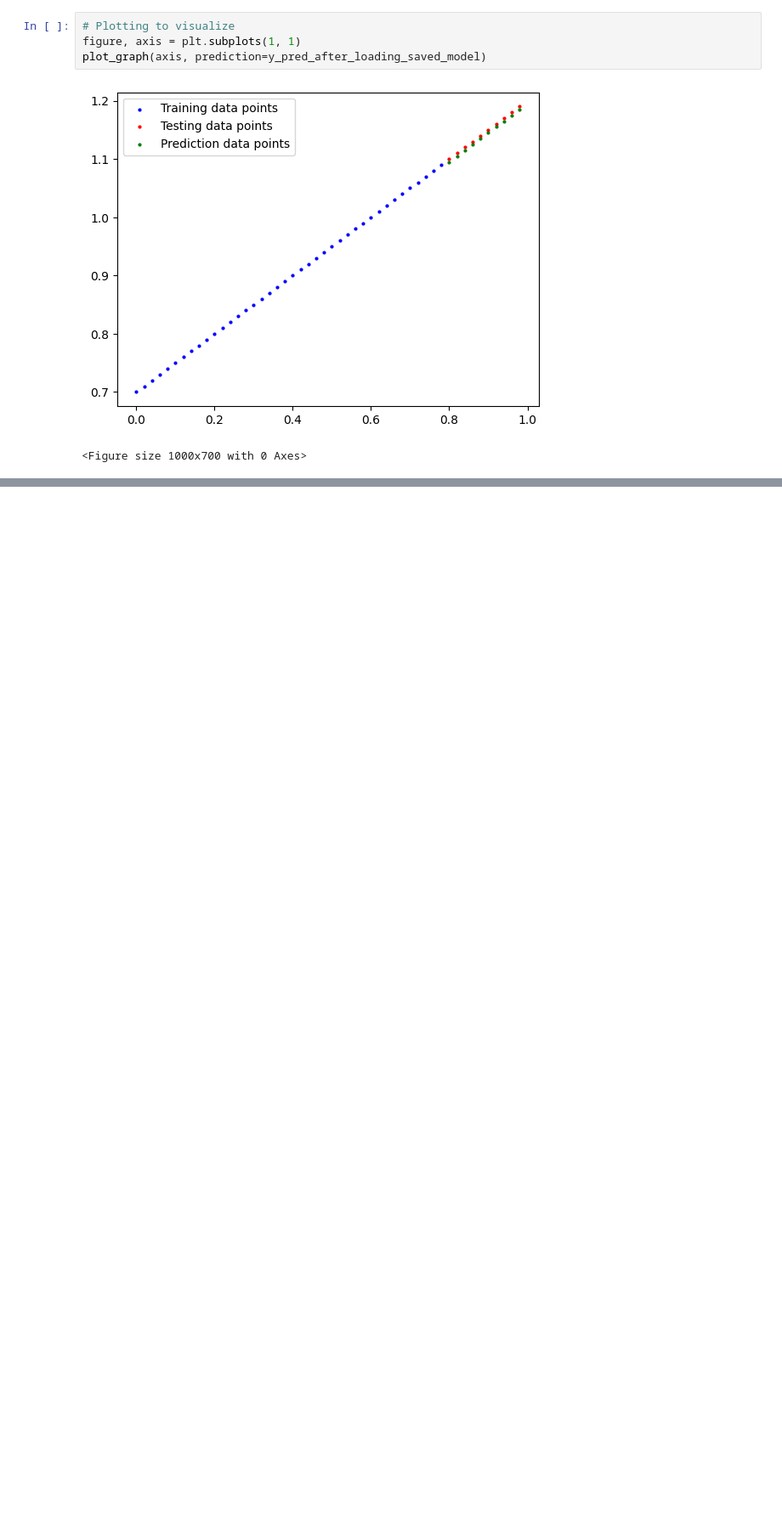
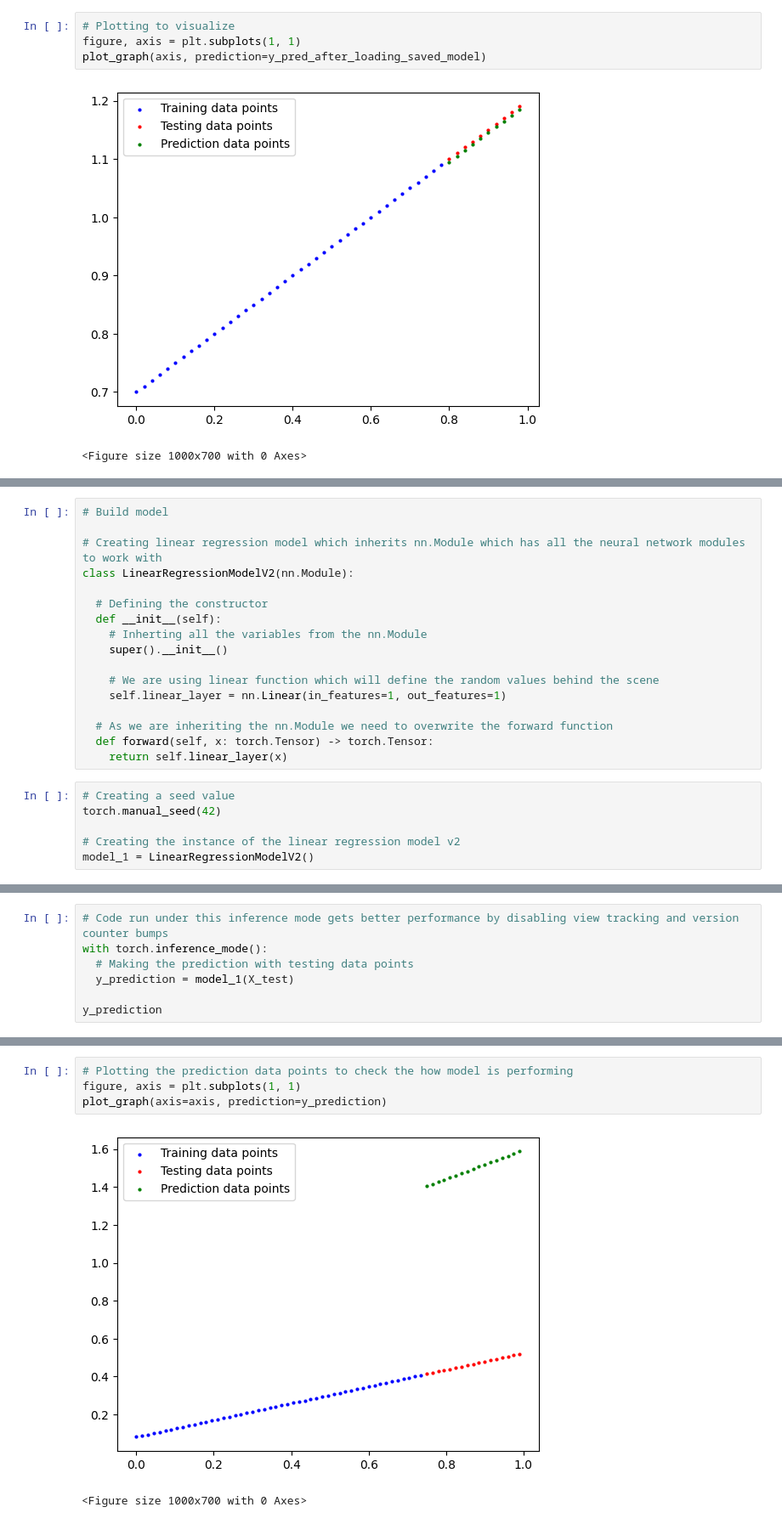
Before and after one commit to DarshanDinni/learn_pytorch, a Jupyter notebook: 01_Pytorch_Workflow.ipynb, the cells around one changed output, grey strips where cells are left out. Shown: that part at 85% size. Saved outputs shown, nothing was run; the diff lists cells and outputs as text; blank space fills up the shorter version.

```diff
--- a/01_Pytorch_Workflow.ipynb
+++ b/01_Pytorch_Workflow.ipynb
@@ -295,0 +396,23 @@ plot_graph(axis, prediction=y_pred_after_loading_saved_model)
+# %%
+# Build model
+
+# Creating linear regression model which inherits nn.Module which has all the neural network modules to work with
+class LinearRegressionModelV2(nn.Module):
+
+  # Defining the constructor
+  def __init__(self):
+    # Inherting all the variables from the nn.Module
+    super().__init__()
+
+    # We are using linear function which will define the random values behind the scene
+    self.linear_layer = nn.Linear(in_features=1, out_features=1)
+
+  # As we are inheriting the nn.Module we need to overwrite the forward function
+  def forward(self, x: torch.Tensor) -> torch.Tensor:
+    return self.linear_layer(x)
+# %%
+# Creating a seed value
+torch.manual_seed(42)
+
+# Creating the instance of the linear regression model v2
+model_1 = LinearRegressionModelV2()
@@ -295,0 +430,7 @@ plot_graph(axis, prediction=y_pred_after_loading_saved_model)
+# %%
+# Code run under this inference mode gets better performance by disabling view tracking and version counter bumps
+with torch.inference_mode():
+  # Making the prediction with testing data points
+  y_prediction = model_1(X_test)
+
+y_prediction
@@ -295,0 +455,7 @@ plot_graph(axis, prediction=y_pred_after_loading_saved_model)
+# %%
+# Plotting the prediction data points to check the how model is performing
+figure, axis = plt.subplots(1, 1)
+plot_graph(axis=axis, prediction=y_prediction)
+# %% [output]
+[figure, added]
+<Figure size 1000x700 with 0 Axes>
```
Also changed, not shown: parts of 31 cells of this notebook.
